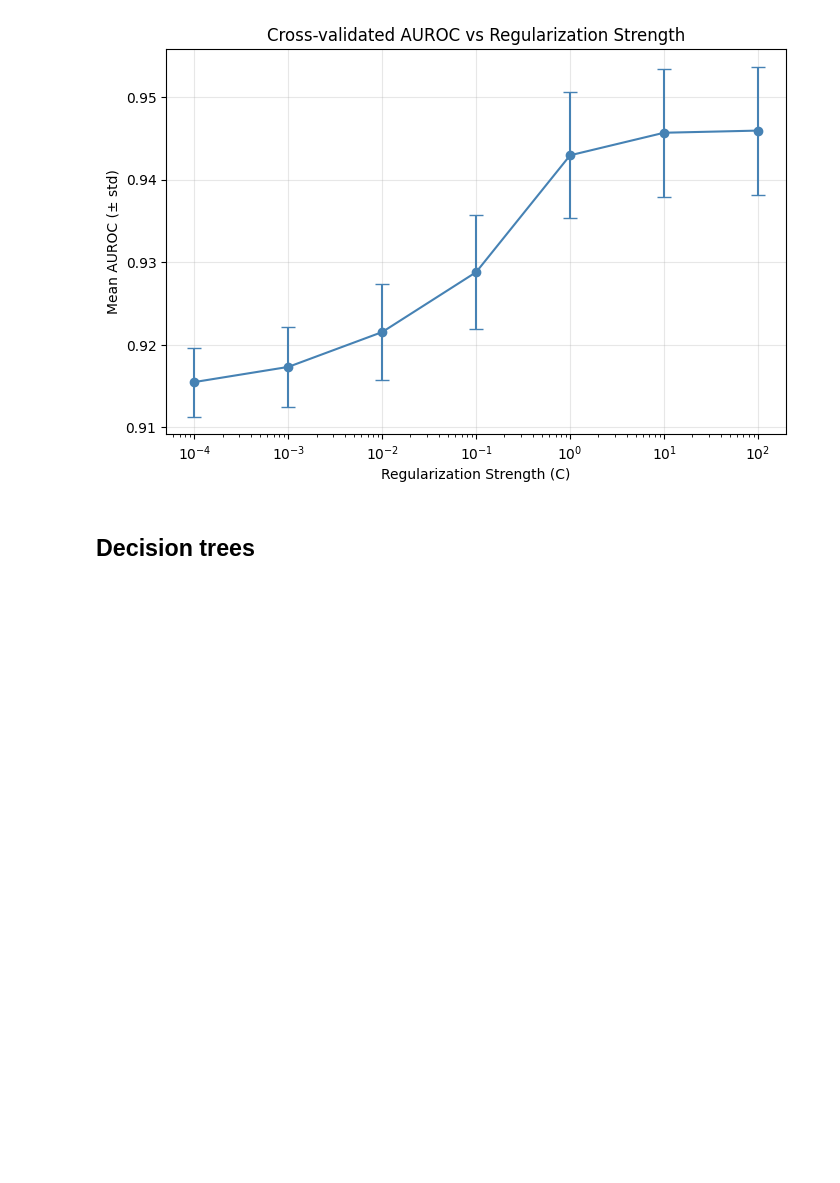
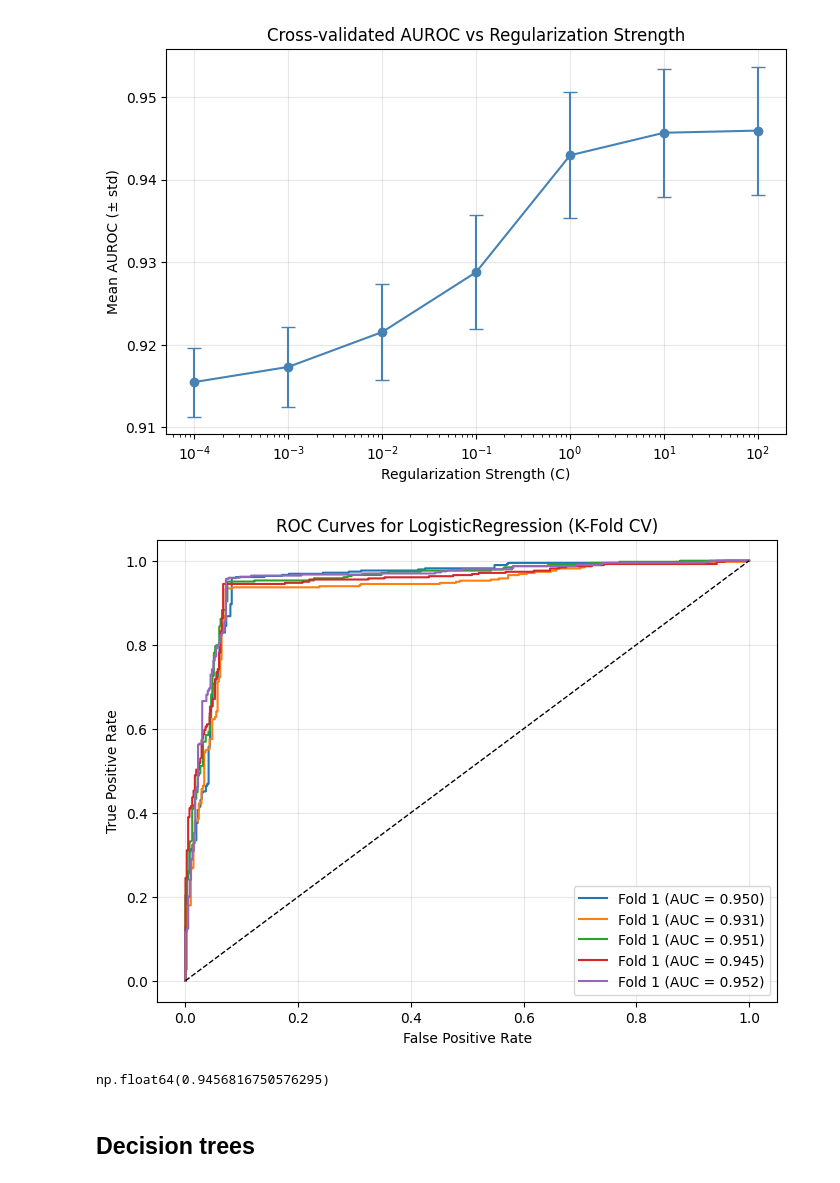
Before and after one commit to petrushki/PersonalityPredictor, a Jupyter notebook: notebook.ipynb, the cells around one changed output. Cells and saved outputs as stored; diff of their text form; code cells hidden in the pictures; blank space fills up the shorter version.

```diff
--- a/notebook.ipynb
+++ b/notebook.ipynb
@@ -460,6 +460,13 @@ plt.grid(True, alpha=0.3)
 plt.show()
 # %% [output]
 [figure]
+# %%
+lr_params = {'C': 10}
+lr_scores = cross_fold_validation(df_full_train, LogisticRegression, lr_params, plot_curve=True)
+np.mean(lr_scores)
+# %% [output]
+[figure, added]
+np.float64(0.9456816750576295)
 # %% [markdown]
 ## Decision trees
 # %%
```
Also changed, not shown: parts of 14 cells of this notebook.
